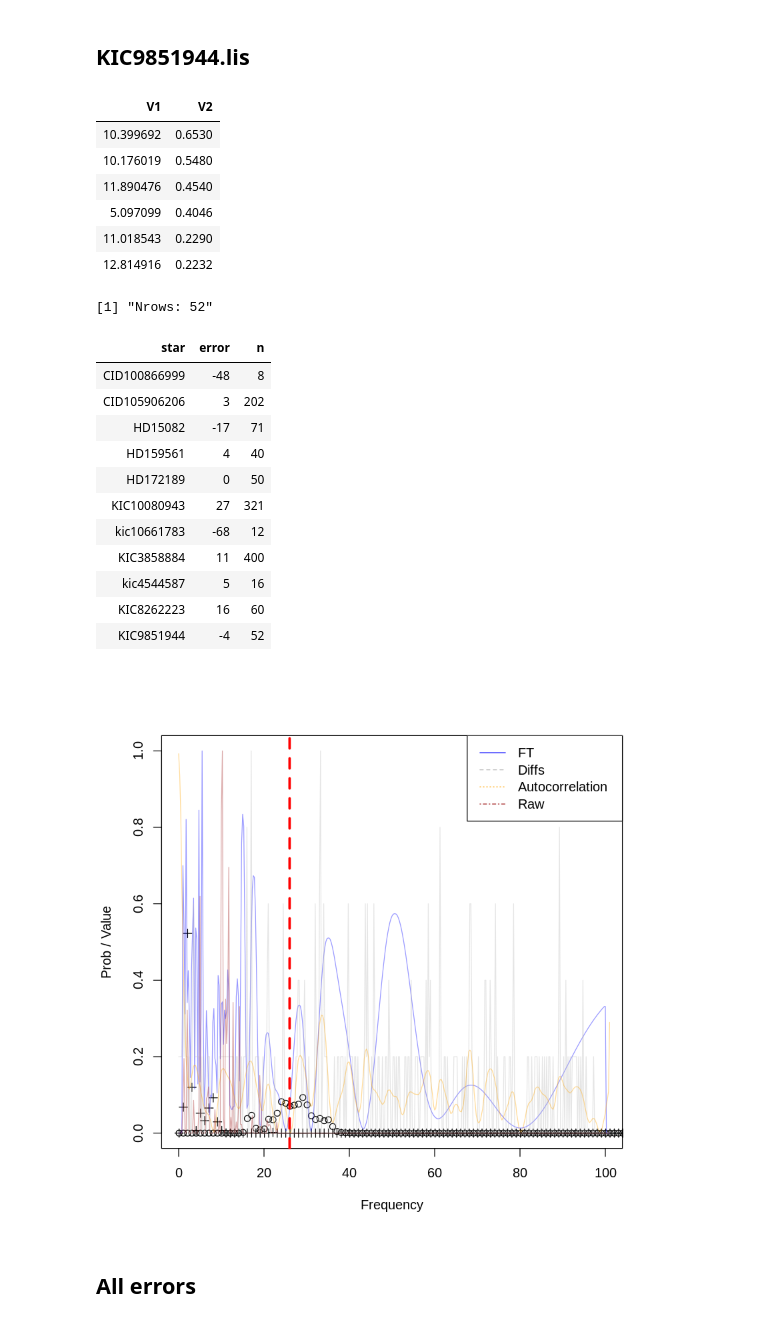
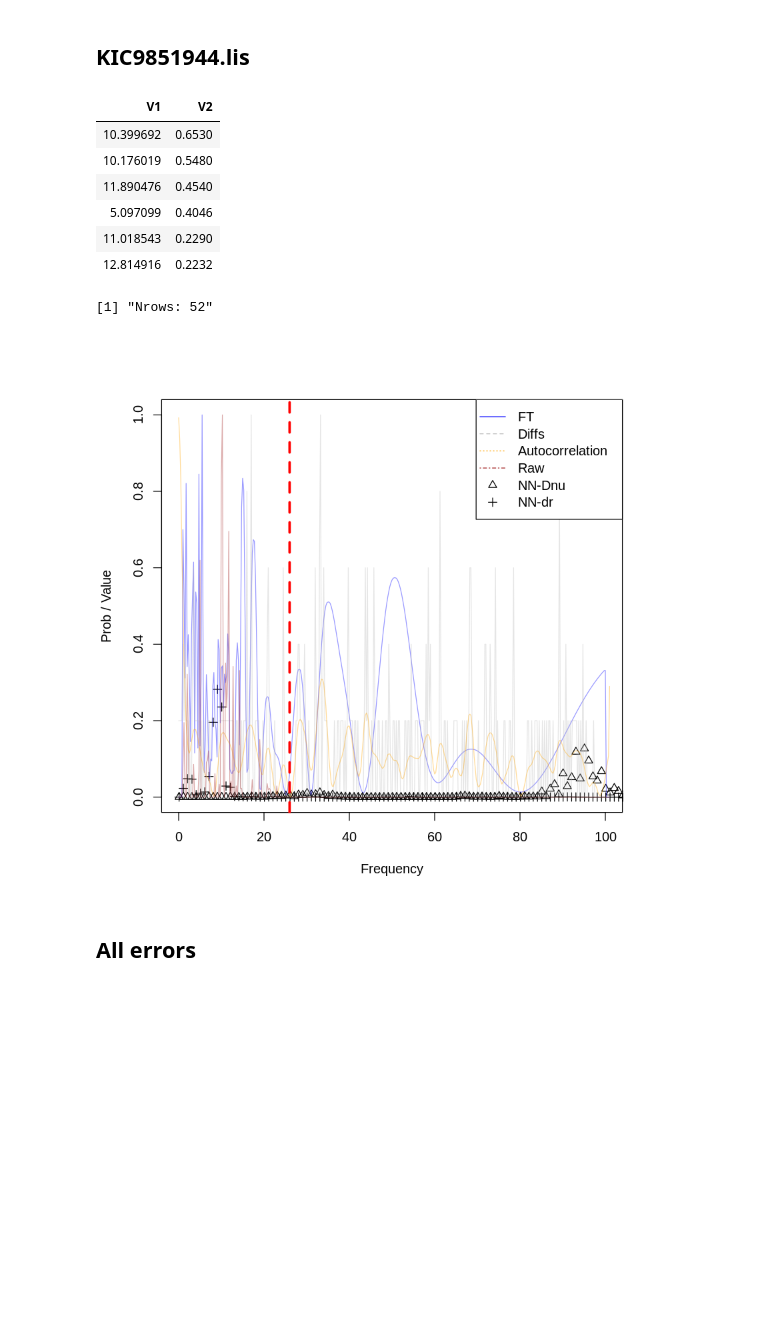
Before and after one commit to rmaestre/variableStars, a Jupyter notebook: docs/GPU/RAW-ZAMS_NN.ipynb, the cells around one changed output. Cells and saved outputs as stored; diff of their text form; code cells hidden in the pictures; blank space fills up the shorter version.

```diff
--- a/docs/GPU/RAW-ZAMS_NN.ipynb
+++ b/docs/GPU/RAW-ZAMS_NN.ipynb
@@ -765,8 +729,7 @@ d <- read.csv(paste0(stars_base_dir,"kic10661783.lis"), sep="", header=F)
 head(d)
 print(paste0("Nrows: ", dim(d)[1]))
 max <- validate_real_star(d, 39, 30)
-errors <- rbind(errors, data.frame("star"="kic10661783", "error"=39-max, "n"=dim(d)[1]))
-errors
+errors <- rbind(errors, data.frame("star"="kic10661783", "difference"=39-max, "n"=dim(d)[1]))
 # %% [output]
 | V1 | V2 |
 | 28.134 | 3.07 |
@@ -791,9 +746,8 @@ errors
 d <- read.csv(paste0(stars_base_dir,"KIC3858884.lis"), sep="", header=F)
 head(d)
 print(paste0("Nrows: ", dim(d)[1]))
-max <- validate_real_star(d, 29, 30)
-errors <- rbind(errors, data.frame("star"="KIC3858884", "error"=29-max, "n"=dim(d)[1]))
-errors
+max <- validate_real_star(d, 29)
+errors <- rbind(errors, data.frame("star"="KIC3858884", "difference"=29-max, "n"=dim(d)[1]))
 # %% [output]
 | V1 | V2 |
 | 7.2306 | 10.15 |
@@ -820,8 +765,7 @@ d <- read.csv(paste0(stars_base_dir,"kic4544587.lis"), sep="", header=F)
 head(d)
 print(paste0("Nrows: ", dim(d)[1]))
 max <- validate_real_star(d, 74)
-errors <- rbind(errors, data.frame("star"="kic4544587", "error"=74-max, "n"=dim(d)[1]))
-errors
+errors <- rbind(errors, data.frame("star"="kic4544587", "difference"=74-max, "n"=dim(d)[1]))
 # %% [output]
 | V1 | V2 |
 | 48.02231 | 0.329 |
@@ -849,8 +783,7 @@ d <- read.csv(paste0(stars_base_dir,"KIC8262223.lis"), sep="", header=F)
 head(d)
 print(paste0("Nrows: ", dim(d)[1]))
 max <- validate_real_star(d, 77)
-errors <- rbind(errors, data.frame("star"="KIC8262223", "error"=77-max, "n"=dim(d)[1]))
-errors
+errors <- rbind(errors, data.frame("star"="KIC8262223", "difference"=77-max, "n"=dim(d)[1]))
 # %% [output]
 | V1 | V2 |
 | 64.43390 | 1.319 |
@@ -877,31 +799,18 @@ errors
 # %%
 d <- read.csv(paste0(stars_base_dir,"KIC9851944.lis"), sep="", header=F)
 head(d)
 print(paste0("Nrows: ", dim(d)[1]))
-max <- validate_real_star(d, 26)
-errors <- rbind(errors, data.frame("star"="KIC9851944", "error"=26-max, "n"=dim(d)[1]))
-errors
+max <- validate_real_star(d, 26, 30)
+errors <- rbind(errors, data.frame("star"="KIC9851944", "difference"=26-max, "n"=dim(d)[1]))
 # %% [output]
 | V1 | V2 |
 | 10.399692 | 0.6530 |
 | 10.176019 | 0.5480 |
 | 11.890476 | 0.4540 |
 | 5.097099 | 0.4046 |
 | 11.018543 | 0.2290 |
 | 12.814916 | 0.2232 |
 [1] "Nrows: 52"
-| star | error | n |
-| CID100866999 | -48 | 8 |
-| CID105906206 | 3 | 202 |
-| HD15082 | -17 | 71 |
-| HD159561 | 4 | 40 |
-| HD172189 | 0 | 50 |
-| KIC10080943 | 27 | 321 |
-| kic10661783 | -68 | 12 |
-| KIC3858884 | 11 | 400 |
-| kic4544587 | 5 | 16 |
-| KIC8262223 | 16 | 60 |
-| KIC9851944 | -4 | 52 |
-[figure, old version]
+[figure, new version]
 # %% [markdown]
 ## All errors
```
Also changed, not shown: parts of 26 cells of this notebook, 19 other files.
